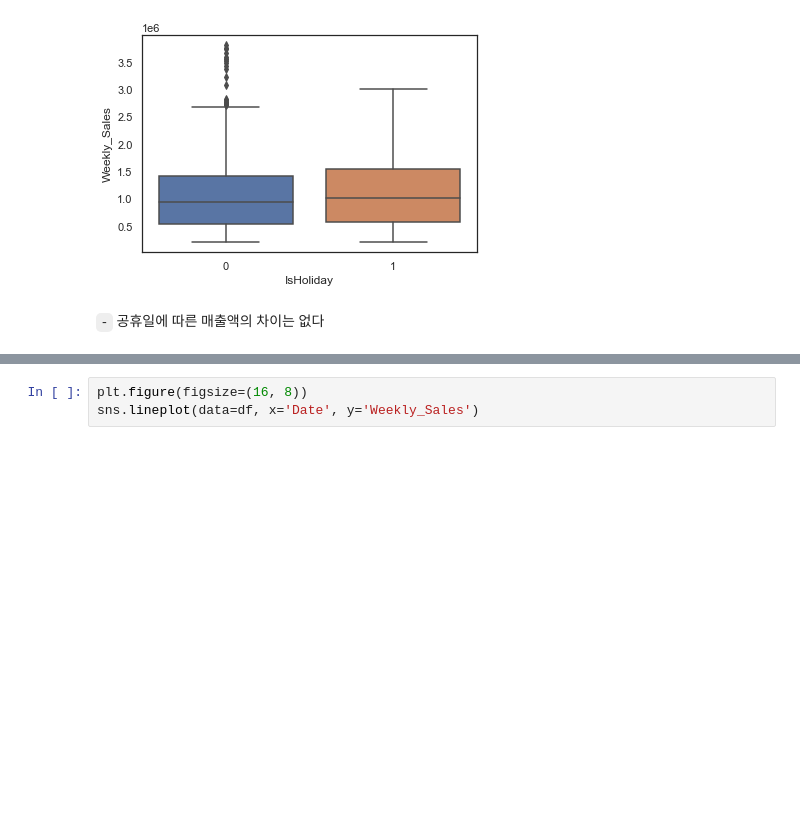
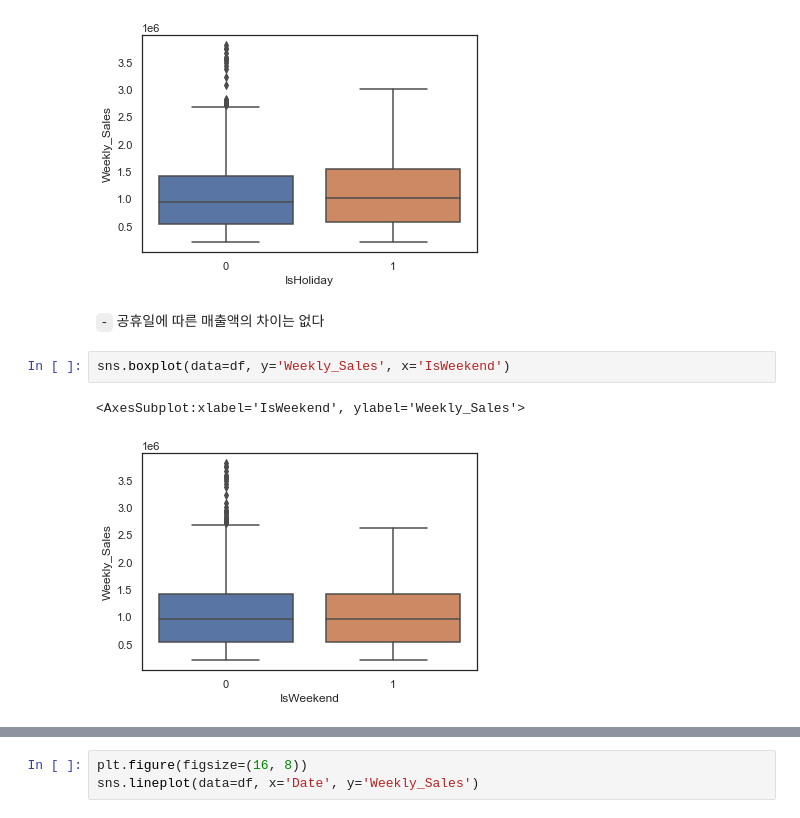
Before and after one commit to Jaesu26/Dacon-Basic, a Jupyter notebook: 쇼핑몰지점별-매출액-예측/쇼핑몰지점별-매출액-EDA모델링/쇼핑몰지점별-매출액-EDA.ipynb, the cells around one changed output, grey strips where cells are left out. Drawn from its saved outputs; the diff is of its cells as text; blank space fills up the shorter version.

```diff
--- a/쇼핑몰지점별-매출액-예측/쇼핑몰지점별-매출액-EDA모델링/쇼핑몰지점별-매출액-EDA.ipynb
+++ b/쇼핑몰지점별-매출액-예측/쇼핑몰지점별-매출액-EDA모델링/쇼핑몰지점별-매출액-EDA.ipynb
@@ -195,3 +214,8 @@ sns.boxplot(data=df, y='Weekly_Sales', x='IsHoliday')
 [figure]
 # %% [markdown]
 `-` 공휴일에 따른 매출액의 차이는 없다
+# %%
+sns.boxplot(data=df, y='Weekly_Sales', x='IsWeekend')
+# %% [output]
+<AxesSubplot:xlabel='IsWeekend', ylabel='Weekly_Sales'>
+[figure, added]
```
Also changed, not shown: parts of 23 cells of this notebook.
